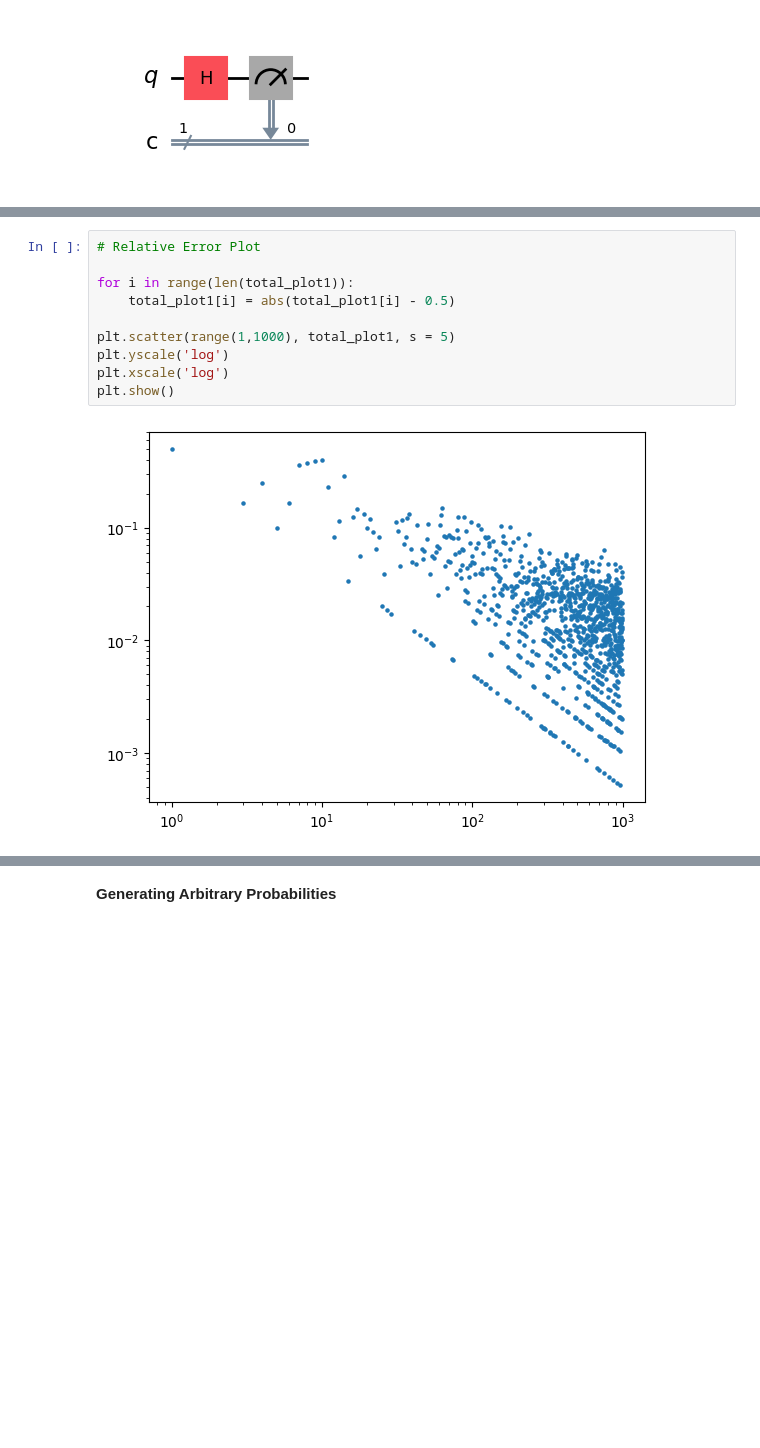
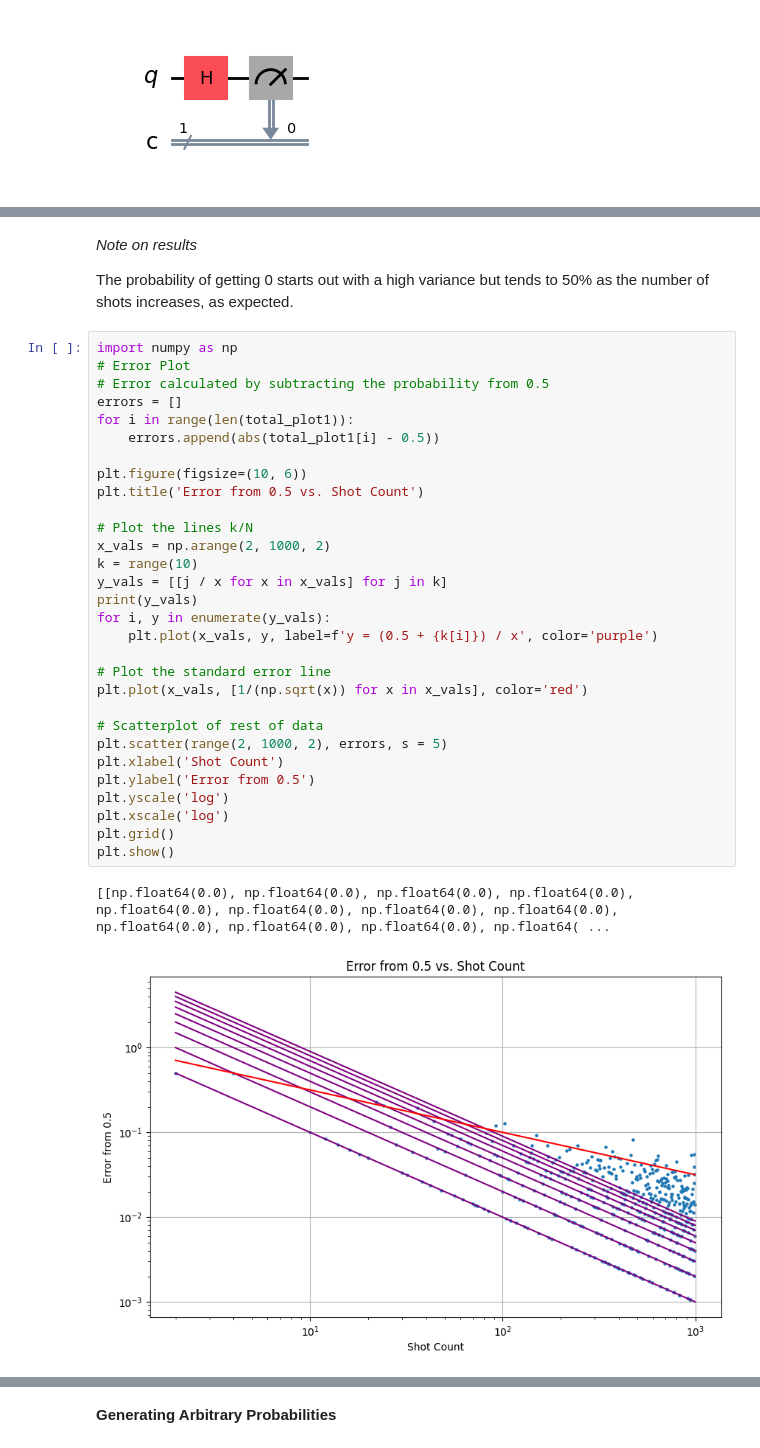
Before and after one commit to JEly613/EinR_CD05, a Jupyter notebook: Week 1/Week 1.ipynb, the cells around one changed output, grey strips where cells are left out. Drawn from its saved outputs; the diff is of its cells as text; blank space fills up the shorter version.

```diff
--- a/Week 1/Week 1.ipynb
+++ b/Week 1/Week 1.ipynb
@@ -108,12 +103,37 @@ plt.show()
+# %% [markdown]
+*Note on results*
+
+The probability of getting 0 starts out with a high variance but tends to 50% as the number of shots increases, as expected.
 # %%
-# Relative Error Plot
+import numpy as np
+# Error Plot
+# Error calculated by subtracting the probability from 0.5
+errors = []
+for i in range(len(total_plot1)):
+    errors.append(abs(total_plot1[i] - 0.5))
 
-for i in range(len(total_plot1)):
-    total_plot1[i] = abs(total_plot1[i] - 0.5)
+plt.figure(figsize=(10, 6))
+plt.title('Error from 0.5 vs. Shot Count')
 
-plt.scatter(range(1,1000), total_plot1, s = 5)
+# Plot the lines k/N
+x_vals = np.arange(2, 1000, 2)
+k = range(10)
+y_vals = [[j / x for x in x_vals] for j in k]
+print(y_vals)
+for i, y in enumerate(y_vals):
+    plt.plot(x_vals, y, label=f'y = (0.5 + {k[i]}) / x', color='purple')
+
+# Plot the standard error line
+plt.plot(x_vals, [1/(np.sqrt(x)) for x in x_vals], color='red')
+
+# Scatterplot of rest of data
+plt.scatter(range(2, 1000, 2), errors, s = 5)
+plt.xlabel('Shot Count')
+plt.ylabel('Error from 0.5')
 plt.yscale('log')
 plt.xscale('log')
+plt.grid()
 plt.show()
 # %% [output]
+[[np.float64(0.0), np.float64(0.0), np.float64(0.0), np.float64(0.0), np.float64(0.0), np.float64(0.0), np.float64(0.0), np.float64(0.0), np.float64(0.0), np.float64(0.0), np.float64(0.0), np.float64( ...
-[figure, old version]
+[figure, new version]
```
Also changed, not shown: parts of 8 cells of this notebook, 9 other files.
